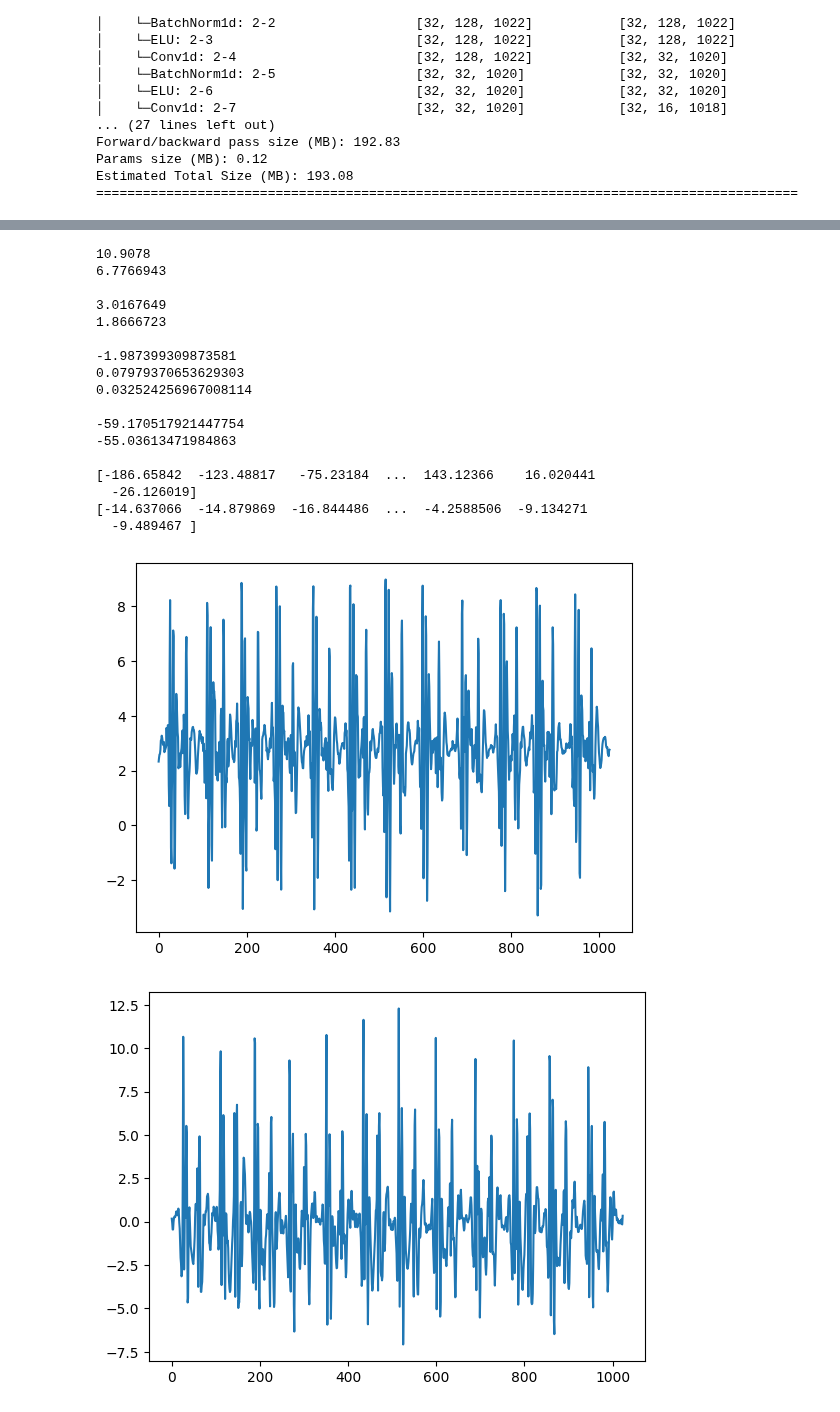
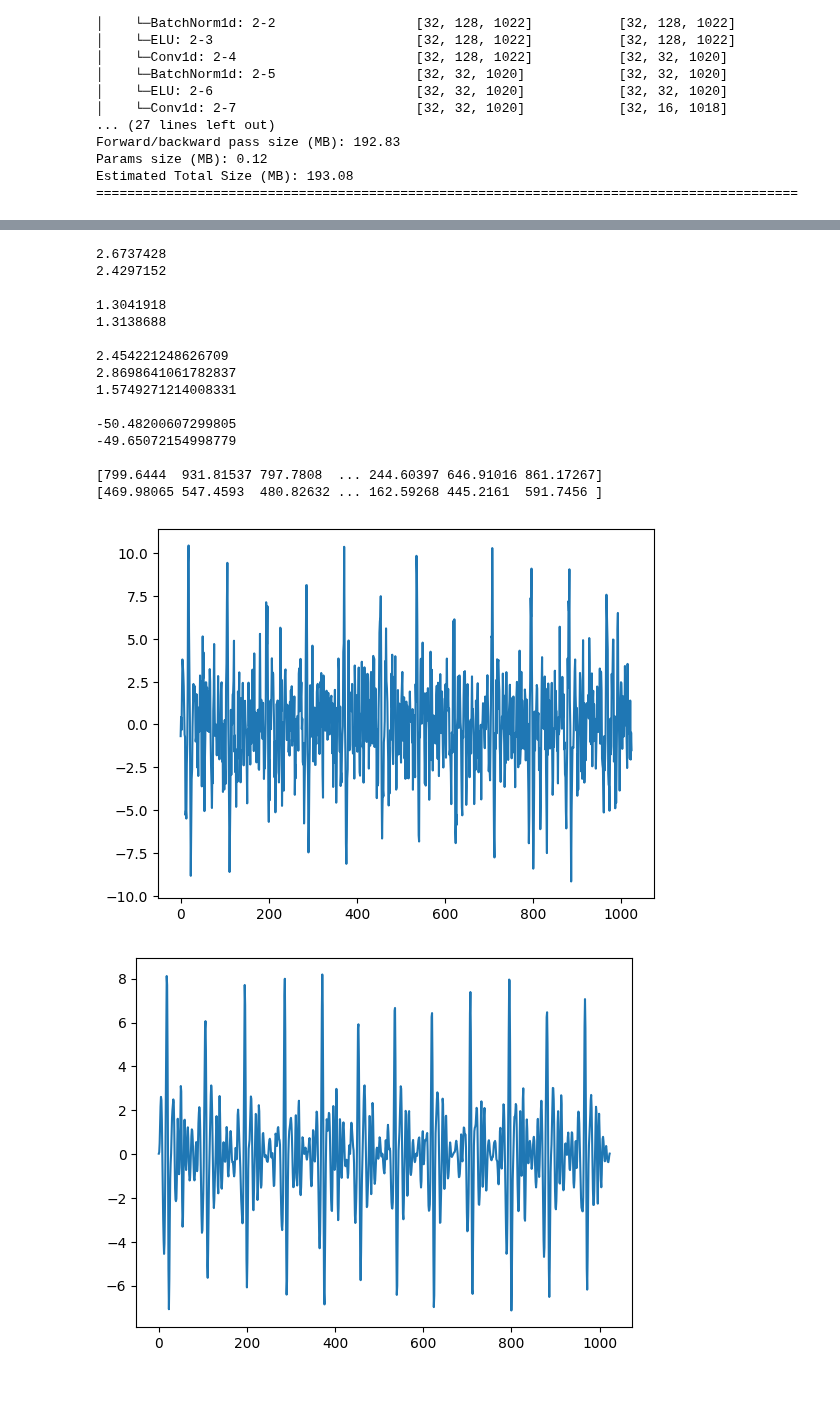
Before and after one commit to jonasburian/Bachelor-Thesis-Project, a Jupyter notebook: project.ipynb, the cells around one changed output, grey strips where cells are left out. Saved outputs shown, nothing was run; the diff lists cells and outputs as text; code cells hidden in the pictures.

```diff
--- a/project.ipynb
+++ b/project.ipynb
@@ -130,8 +130,8 @@ def load_datasets(directory, datasets):
 def add_gaussian(data, target_snr_dbs):
 
     # target_snr_db = random.choices(target_snr_dbs, weights=target_snr_weights, k=1)[0]
-    # target_snr_db = random.choice(target_snr_dbs)
-    target_snr_db = random.uniform(0, 20) # sample from bigger range provides better results?
+    target_snr_db = random.choice(target_snr_dbs)
+    # target_snr_db = random.uniform(0, 20) # sample from bigger range provides better results?
     # target_snr_db = 1
 
     data_watts = data ** 2
@@ -181,15 +181,15 @@ def bandpass(input_signal):
 # %%
 class SCGData(Dataset):
 
-    def __init__(self, transform=None):
+    def __init__(self, transform=None, datasets=None):
 
         self.min_val = 0
         self.max_val = np.inf
 
-        data = load_datasets('./data/CEBS/', ['D2'])
+        data = load_datasets('./data/CEBS/', datasets)
         #data = data.resample(sampling_rate).mean().SCG
 
-        # data = data.apply(lambda x: bandpass(x))
+        data = data.apply(lambda x: bandpass(x))
         data_noise = data.apply(lambda x: add_gaussian(x, target_snr_dbs))
         data = pd.DataFrame({'clean': data, 'noise': data_noise})
 
@@ -234,3 +229,5 @@ dataset = SCGData(transform=ToTensor())
+# %%
+dataset = SCGData(transform=ToTensor(), datasets=['CEBS', 'D2'])
 # %%
 def load_data():
     train_size = int(0.8 * len(dataset))
@@ -315,45 +312,41 @@ class DeNoise2(nn.Module):
         # (i-1)*s+k-2p
 
         self.encoder = nn.Sequential(
-            nn.Conv1d(1, layer_size, 15, stride=1),
+            nn.Conv1d(1, layer_size, 8, stride=1),
             nn.BatchNorm1d(layer_size),
             nn.ELU(),
-            nn.Conv1d(layer_size, int(layer_size/2), 15, stride=1),
+            nn.Conv1d(layer_size, int(layer_size/2), 8, stride=2),
             nn.BatchNorm1d(int(layer_size/2)),
             nn.ELU(),
-            nn.Conv1d(int(layer_size/2), int(layer_size/4), 15, stride=1),
+            nn.Conv1d(int(layer_size/2), int(layer_size/4), 8, stride=2),
             nn.BatchNorm1d(int(layer_size/4)),
             nn.ELU(),
-            nn.Conv1d(int(layer_size/4), 1, 15, stride=1),
+            nn.Conv1d(int(layer_size/4), 1, 8, stride=1),
             nn.BatchNorm1d(1),
             nn.ELU()
         )
 
         self.decoder = nn.Sequential(
-            nn.ConvTranspose1d(1, int(layer_size/4), 15, stride=1),
+            nn.ConvTranspose1d(1, int(layer_size/4), 8, stride=1),
             nn.BatchNorm1d(int(layer_size/4)),
             nn.ELU(),
-            nn.ConvTranspose1d(int(layer_size/4), int(layer_size/2), 15, stride=1),
+            nn.ConvTranspose1d(int(layer_size/4), int(layer_size/2), 8, stride=2, output_padding=1),
             nn.BatchNorm1d(int(layer_size/2)),
             nn.ELU(),
-            nn.ConvTranspose1d(int(layer_size/2), int(layer_size), 15, stride=1),
+            nn.ConvTranspose1d(int(layer_size/2), int(layer_size), 8, stride=2, output_padding=1),
             nn.BatchNorm1d(int(layer_size)),
             nn.ELU(),
-            nn.ConvTranspose1d(int(layer_size), 1, 15, stride=1),
+            nn.ConvTranspose1d(int(layer_size), 1, 8, stride=1),
             nn.BatchNorm1d(1),
             nn.ELU(),
-            nn.Conv1d(1, 1, 15, stride=1, padding='same'),
-            nn.Sigmoid()
+            nn.Conv1d(1, 1, 8, stride=1, padding='same'),
+            # nn.Sigmoid()
         )
 
     def forward(self, x):
         encoded = self.encoder(x)
-        #encoded = encoded.view(-1, 1, segment_size_samples//8)
-        #encoded = nn.functional.pad(encoded, (0, 0, 0, 0))
         decoded = self.decoder(encoded)
         return decoded
 
-print(segment_size_samples/2 + 7)
-print(segment_size_samples/(2*8) + 7)
 torchinfo.summary(DeNoise2(), (32, 1, segment_size_samples), col_names=('input_size', 'output_size'))
 # %% [output]
@@ -959,7 +835,7 @@ CPU TIME 0.0013808820425223762
 model1 = DeNoise1(layer_size=128).to(device)
 model1.load_state_dict(torch.load(os.path.join(model_directory, 'model_1.pth')))
 
-model2 = DeNoise2(layer_size=128).to(device)
+model2 = DeNoise2(layer_size=64).to(device)
 model2.load_state_dict(torch.load(os.path.join(model_directory, 'model_2.pth')))
 
 model1.eval()
@@ -967,7 +843,8 @@ model2.eval()
 
 with torch.no_grad():
 
-    i = 124
+    i = 0
+    i = random.choice(range(0, len(test_dataset)))
     noise = test_dataset[i][0]
     clean = test_dataset[i][1]
 
@@ -982,8 +859,8 @@ with torch.no_grad():
     # predicted2 = denoise_wavelet(noise, method='BayesShrink', mode='soft', wavelet_levels=1, wavelet='sym8', rescale_sigma='True')
 
     clean, noise = denormalize(clean_old, noise, min_val, max_val)
-    clean, noise = denormalize(clean_old, predicted, min_val, max_val)
-    clean, noise = denormalize(clean_old, predicted2, min_val, max_val)
+    clean, predicted = denormalize(clean_old, predicted, min_val, max_val)
+    clean, predicted2 = denormalize(clean_old, predicted2, min_val, max_val)
 
     from_val = 0
     to_val = 1024
@@ -1004,45 +881,43 @@ with torch.no_grad():
     print(snr(clean, predicted))
     print(snr(clean, predicted2))
     print()
 
     print(psnr(clean, noise))
     print(psnr(clean, predicted))
     print()
 
     print(xcorr(clean, noise))
     print(xcorr(clean, predicted))
     print()
 
     time_from = 0
     time_to = 1024
 
     plt.plot(range(time_to)[time_from:time_to], noise[time_from:time_to])
     plt.show()
     plt.plot(range(time_to)[time_from:time_to], clean[time_from:time_to])
     plt.show()
     plt.plot(range(time_to)[time_from:time_to], predicted[time_from:time_to])
     plt.show()
     plt.plot(range(time_to)[time_from:time_to], predicted2[time_from:time_to])
     plt.show()
 
     torch.cuda.empty_cache()
 # %% [output]
-10.9078
-6.7766943
+2.6737428
+2.4297152
 
-3.0167649
-1.8666723
+1.3041918
+1.3138688
 
--1.987399309873581
-0.07979370653629303
-0.032524256967008114
+2.454221248626709
+2.8698641061782837
+1.5749271214008331
 
--59.170517921447754
--55.03613471984863
+-50.48200607299805
+-49.65072154998779
 
-[-186.65842  -123.48817   -75.23184  ...  143.12366    16.020441
-  -26.126019]
-[-14.637066  -14.879869  -16.844486  ...  -4.2588506  -9.134271
-  -9.489467 ]
+[799.6444  931.81537 797.7808  ... 244.60397 646.91016 861.17267]
+[469.98065 547.4593  480.82632 ... 162.59268 445.2161  591.7456 ]
-[figure, old version]
+[figure, new version]
-[figure, old version]
+[figure, new version]
```
Also changed, not shown: parts of 12 cells of this notebook.
